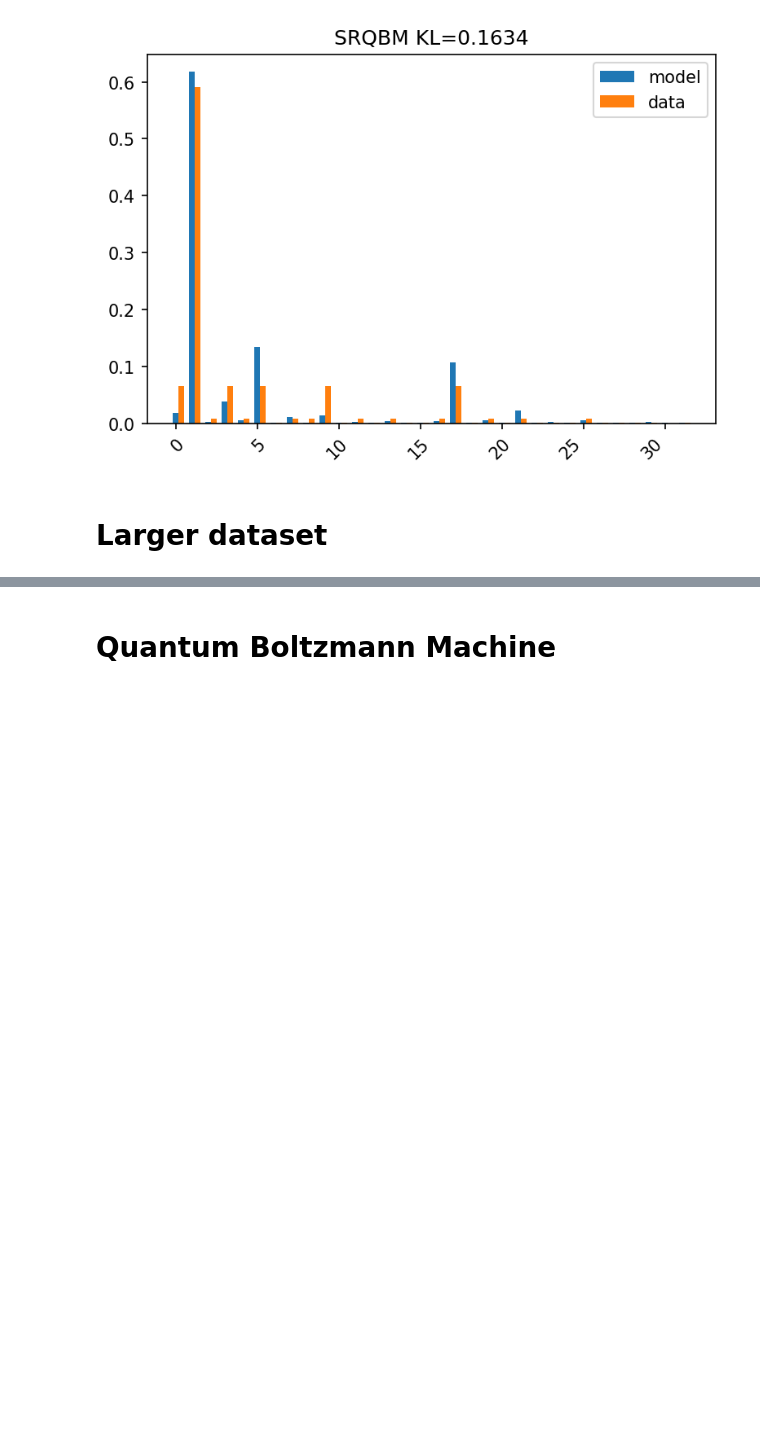
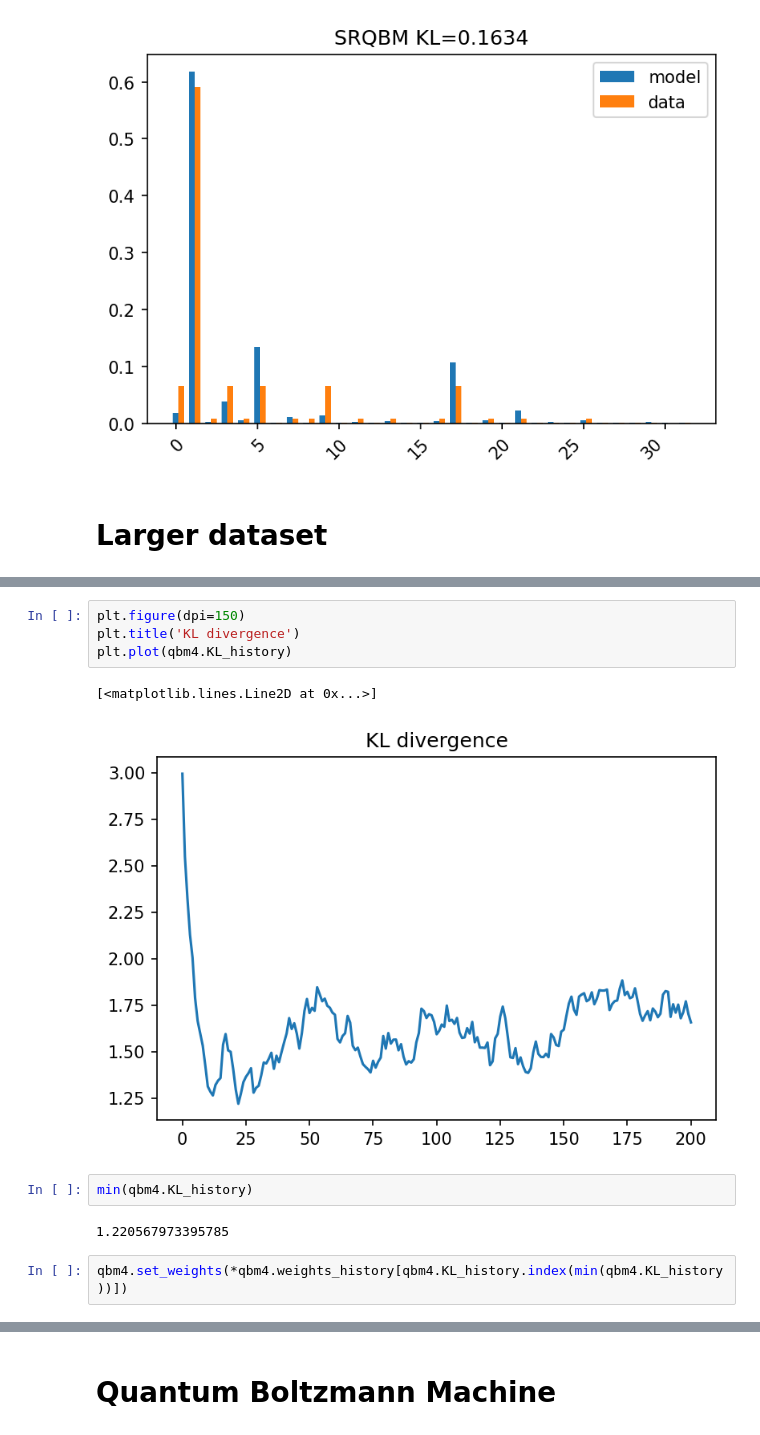
Before and after one commit to haoyudoingthings/QBM, a Jupyter notebook: Boltzmann-Machine.ipynb, the cells around one changed output, grey strips where cells are left out. Cells and saved outputs as stored; diff of their text form; blank space fills up the shorter version.

```diff
--- a/Boltzmann-Machine.ipynb
+++ b/Boltzmann-Machine.ipynb
@@ -300,5 +306,18 @@ Batch: 10/100
 Batch: 11/100
 Batch: 12/100
 ... (88 outputs left out)
+# %%
+plt.figure(dpi=150)
+plt.title('KL divergence')
+plt.plot(qbm4.KL_history)
+# %% [output]
+[<matplotlib.lines.Line2D at 0x...>]
+[figure, added]
+# %%
+min(qbm4.KL_history)
+# %% [output]
+1.220567973395785
+# %%
+qbm4.set_weights(*qbm4.weights_history[qbm4.KL_history.index(min(qbm4.KL_history))])
 # %%
 qbm4.get_rho()
```
Also changed, not shown: parts of 20 cells of this notebook.
